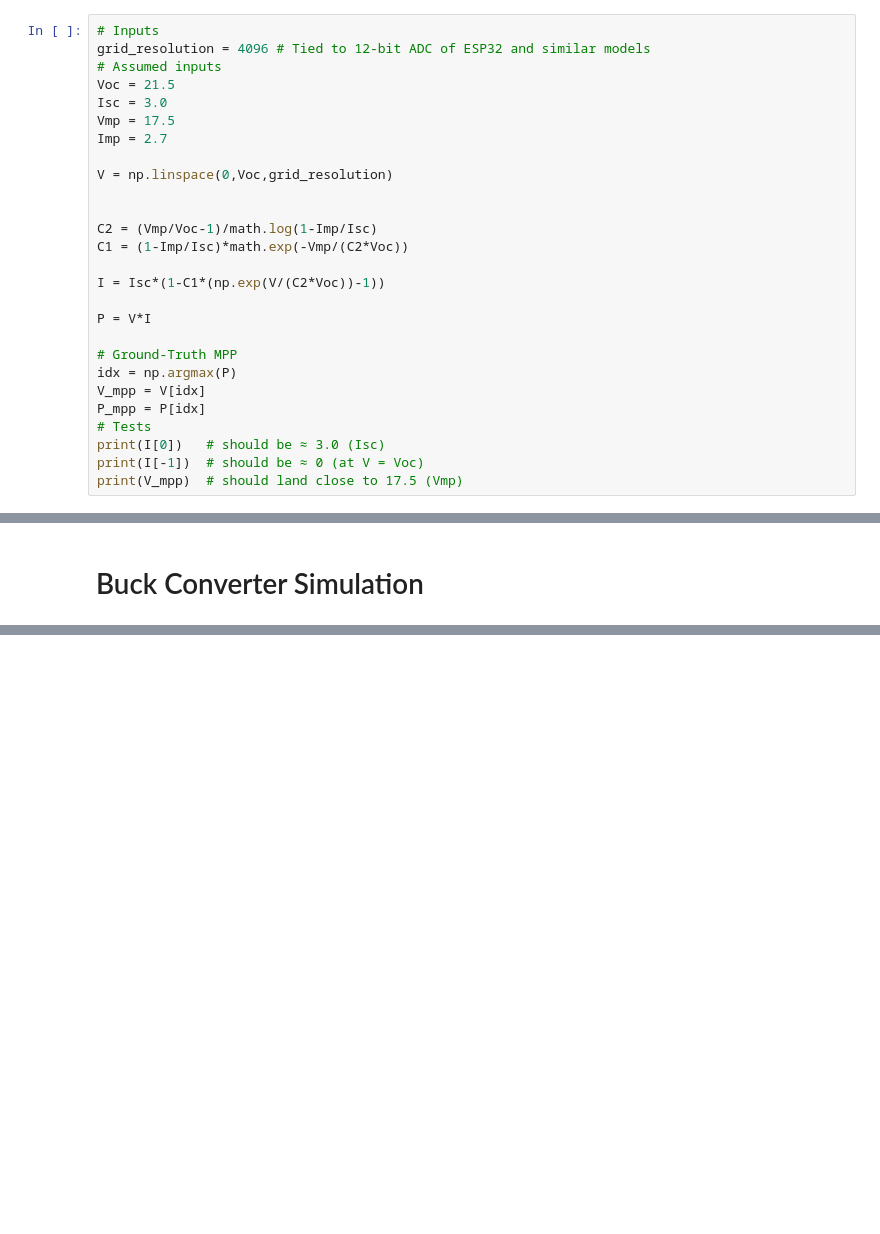
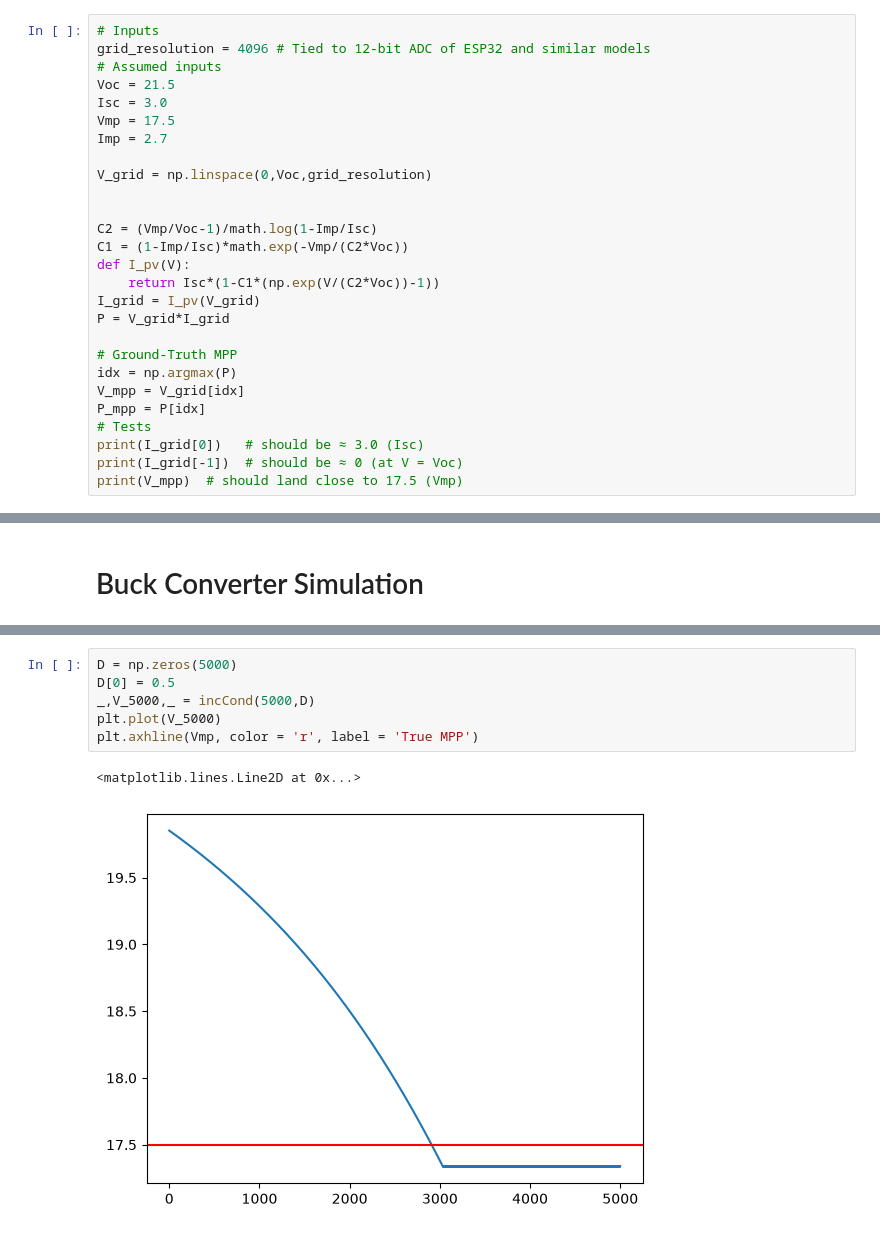
Before and after one commit to Heavens-Daoist/Solar-MPPT-Project, a Jupyter notebook: MPPTAlgorithms.ipynb, the cells around one changed output, grey strips where cells are left out. Cells and saved outputs as stored; diff of their text form; blank space fills up the shorter version.

```diff
--- a/MPPTAlgorithms.ipynb
+++ b/MPPTAlgorithms.ipynb
@@ -31,23 +32,23 @@ Isc = 3.0
 Vmp = 17.5
 Imp = 2.7
 
-V = np.linspace(0,Voc,grid_resolution)
+V_grid = np.linspace(0,Voc,grid_resolution)
 
 
 C2 = (Vmp/Voc-1)/math.log(1-Imp/Isc)
 C1 = (1-Imp/Isc)*math.exp(-Vmp/(C2*Voc))
-
-I = Isc*(1-C1*(np.exp(V/(C2*Voc))-1))
-
-P = V*I
+def I_pv(V):
+    return Isc*(1-C1*(np.exp(V/(C2*Voc))-1))
+I_grid = I_pv(V_grid)
+P = V_grid*I_grid
 
 # Ground-Truth MPP
 idx = np.argmax(P)
-V_mpp = V[idx]
+V_mpp = V_grid[idx]
 P_mpp = P[idx]
 # Tests
-print(I[0])   # should be ≈ 3.0 (Isc)
-print(I[-1])  # should be ≈ 0 (at V = Voc)
+print(I_grid[0])   # should be ≈ 3.0 (Isc)
+print(I_grid[-1])  # should be ≈ 0 (at V = Voc)
 print(V_mpp)  # should land close to 17.5 (Vmp)
 # %% [output]
 3.0
@@ -106,0 +192,9 @@ ValueError: operands could not be broadcast together with shapes (4095,) (4096,)
+# %%
+D = np.zeros(5000)
+D[0] = 0.5
+_,V_5000,_ = incCond(5000,D)
+plt.plot(V_5000)
+plt.axhline(Vmp, color = 'r', label = 'True MPP')
+# %% [output]
+<matplotlib.lines.Line2D at 0x...>
+[figure, added]
```
Also changed, not shown: parts of 20 cells of this notebook.
